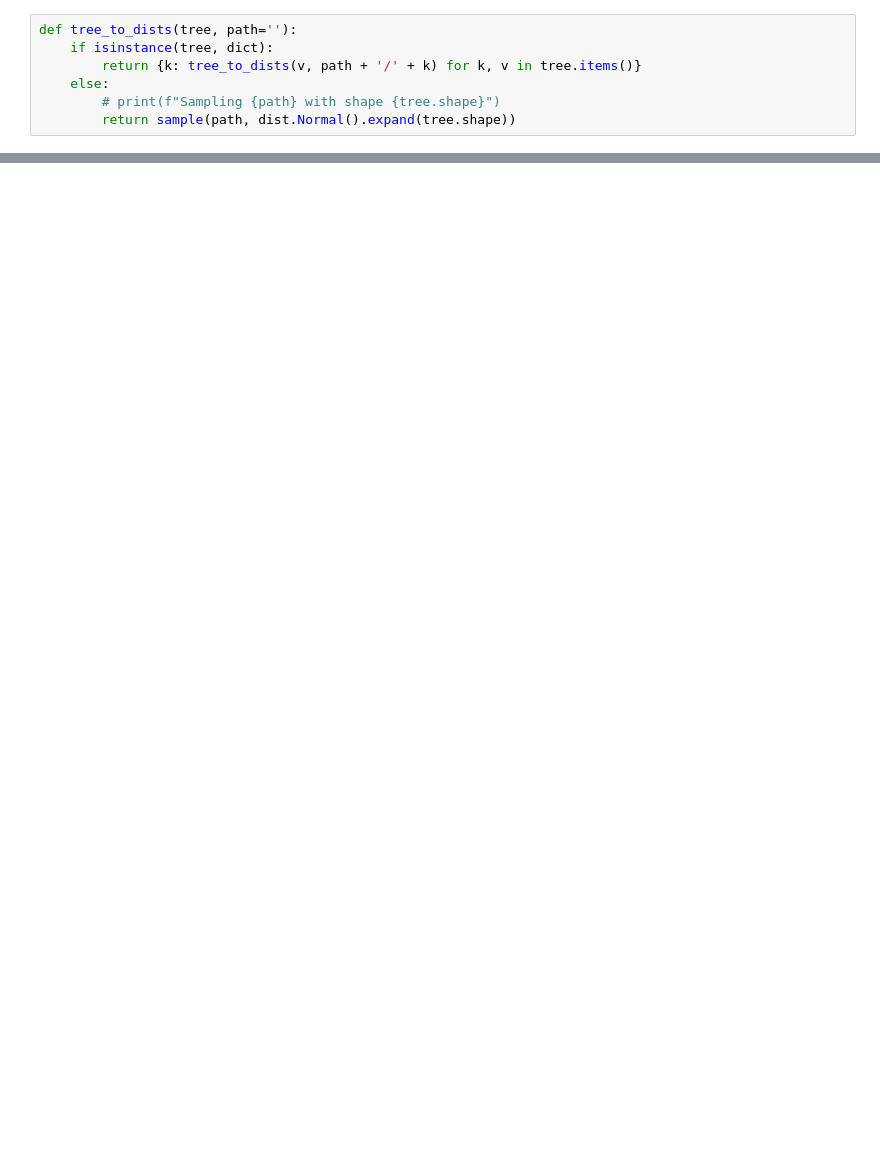
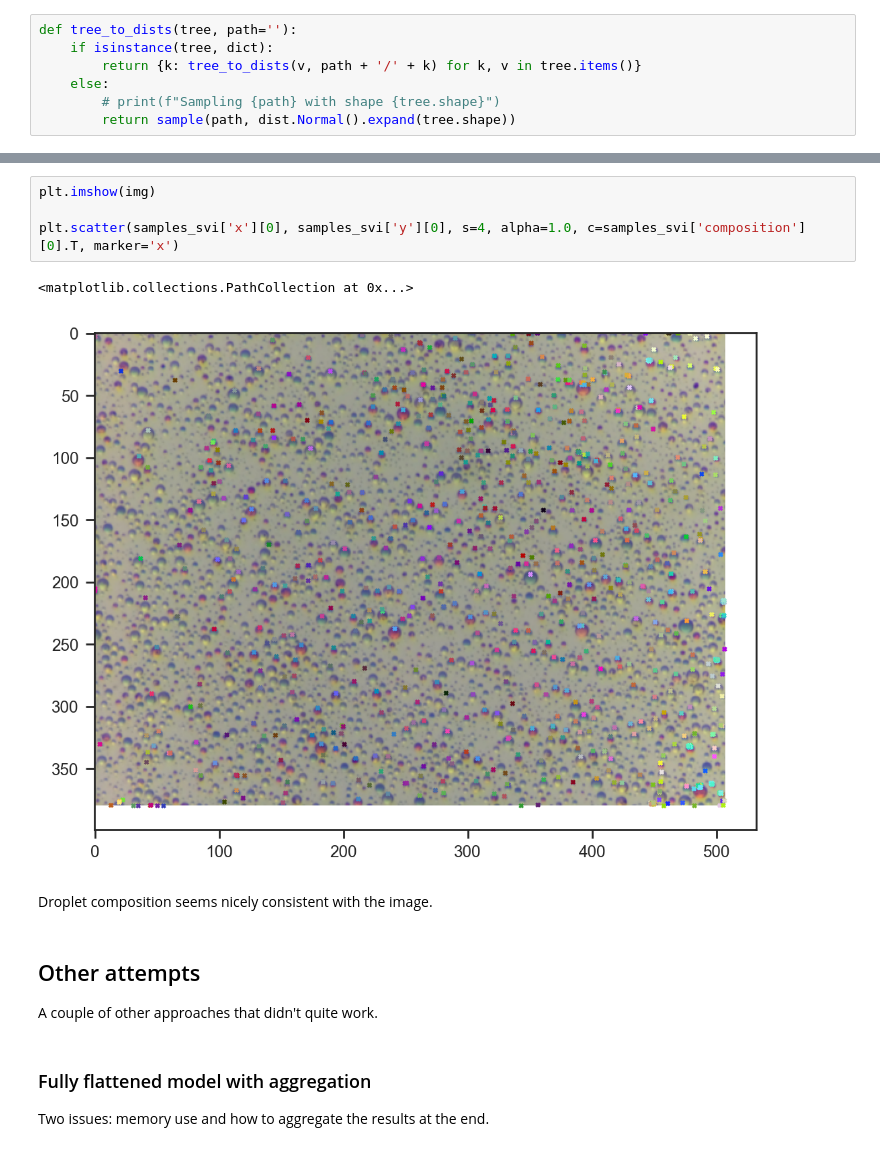
Before and after one commit to hessammehr/hessammehr.github.io, a Jupyter notebook: blog/notebooks/2025-07-21-droplet-generative-process-3.ipynb, the cells around one changed output, grey strips where cells are left out. Drawn from its saved outputs; the diff is of its cells as text; blank space fills up the shorter version.

```diff
--- a/blog/notebooks/2025-07-21-droplet-generative-process-3.ipynb
+++ b/blog/notebooks/2025-07-21-droplet-generative-process-3.ipynb
@@ -108,0 +229,17 @@ def tree_to_dists(tree, path=''):
+# %%
+plt.imshow(img)
+
+plt.scatter(samples_svi['x'][0], samples_svi['y'][0], s=4, alpha=1.0, c=samples_svi['composition'][0].T, marker='x')
+# %% [output]
+<matplotlib.collections.PathCollection at 0x...>
+[figure, added]
+# %% [markdown]
+Droplet composition seems nicely consistent with the image.
+# %% [markdown]
+## Other attempts
+
+A couple of other approaches that didn't quite work.
+# %% [markdown]
+### Fully flattened model with aggregation
+
+Two issues: memory use and how to aggregate the results at the end.
```
Also changed, not shown: parts of 27 cells of this notebook, 10 other files.
